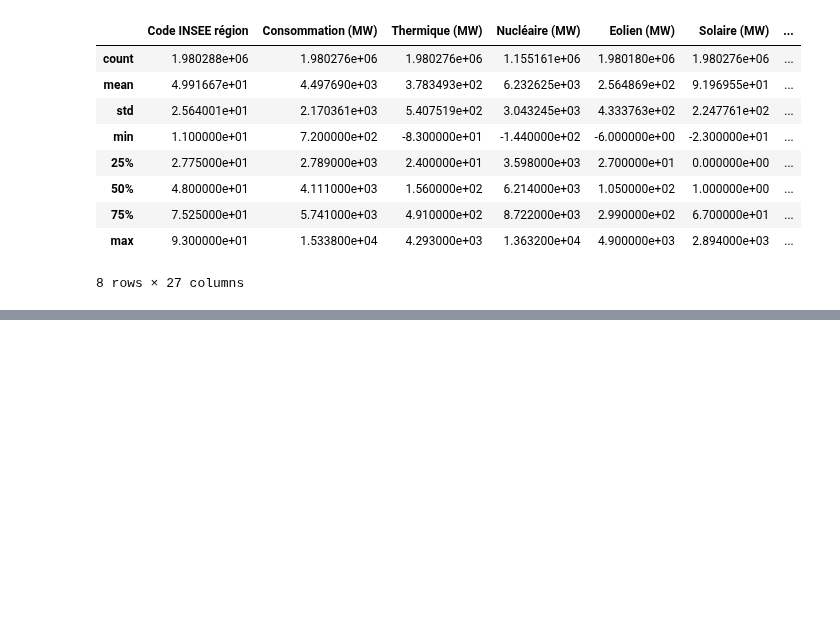
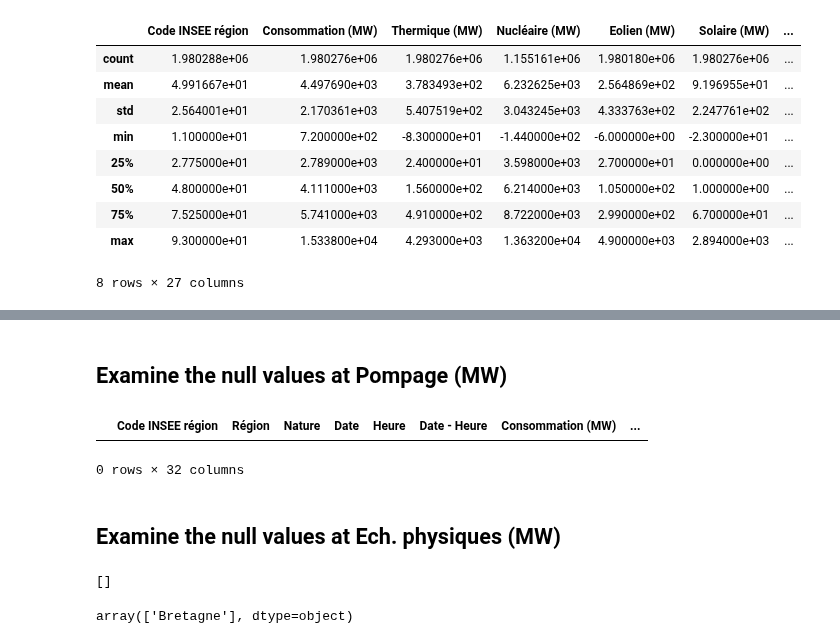
Before and after one commit to ergunes/dataproject, a Jupyter notebook: Energy Project Reference Notebook.ipynb, the cells around one changed output, grey strips where cells are left out. Drawn from its saved outputs; the diff is of its cells as text; code cells hidden in the pictures; blank space fills up the shorter version.

```diff
--- a/Energy Project Reference Notebook.ipynb
+++ b/Energy Project Reference Notebook.ipynb
@@ -106,0 +167,32 @@ get_values(df.columns)
+# %% [markdown]
+## Examine the null values at Pompage (MW)
+# %%
+# regions_pmp - regions where we have null values for pumping energy
+regions_pmp = df_project.loc[df['Pompage (MW)'].isna()]['Région'].unique()
+# proof if there are any valid values for pumping energy in these regions
+df_project.loc[(df_project.apply(lambda x: x['Région'] in [regions_pmp.any()], axis=1)) & (df['Pompage (MW)'].notnull())]
+# %% [output]
+|  | Code INSEE région | Région | Nature | Date | Heure | Date - Heure | Consommation (MW) | ... |
+0 rows × 32 columns
+# %% [markdown]
+## Examine the null values at Ech. physiques (MW)
+# %%
+# regions_eph - regions where we have null values for eph energy
+regions_eph = df_project.loc[df_project['Ech. physiques (MW)'].isna()]['Région'].unique()
+#print(regions_eph)
+# proof if there are any valid values for eph energy in these regions
+#df_project.loc[(df_project.apply(lambda x: x['Région'] in [regions_eph.any()], axis=1)) & (df['Ech. physiques (MW)'].notnull())]
+#df_eph = df_project.loc[(df_project.apply(lambda x: x['Région'] in [regions_eph.any()], axis=1)) & (df['Ech. physiques (MW)'].notnull())]
+#regions_eph = ['Bourgogne-Franche-Comté', 'Île-de-France', "Provence-Alpes-Côte d'Azur", 'Pays de la Loire', 'Grand Est', 'Auvergne-Rhône-Alpes', 'Hauts-de-France', 'Nouvelle-Aquitaine', 'Occitanie', 'Centre-Val de Loire', 'Normandie']
+#df_project.loc[(df_project.apply(lambda x: x['Région'] in [regions_eph], axis=1)) & (df['Ech. physiques (MW)'].notnull())]
+# Find out to which regions these found values belong
+#print(df_eph['Région'], df_eph['Ech. physiques (MW)'])
+#print(df_eph.loc[df_eph['Ech. physiques (MW)'].isna()])#['Ech. physiques (MW)']
+# %% [output]
+[]
+# %%
+#df_eph.loc[df_eph.apply(lambda x: x['Région'] == 'Bretagne', axis=1) & (df['Ech. physiques (MW)'].notnull())]
+#df_eph.loc[df_eph.apply(lambda x: x['Région'] == 'Bretagne', axis=1) & (df['Ech. physiques (MW)'].isnull())]
+regions_eph
+# %% [output]
+array(['Bretagne'], dtype=object)
```
Also changed, not shown: parts of 19 cells of this notebook.
